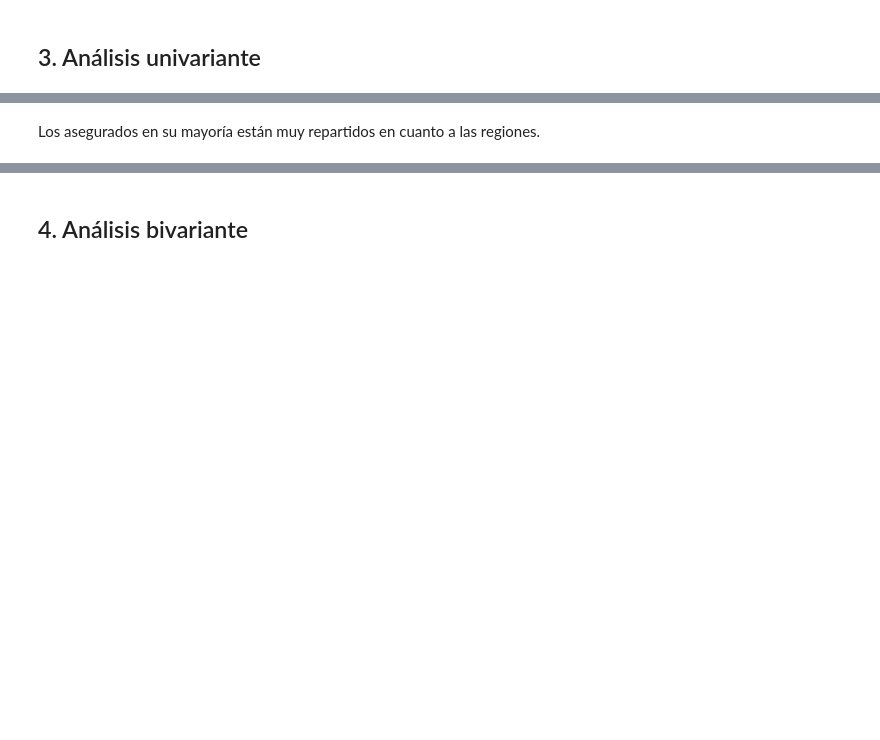
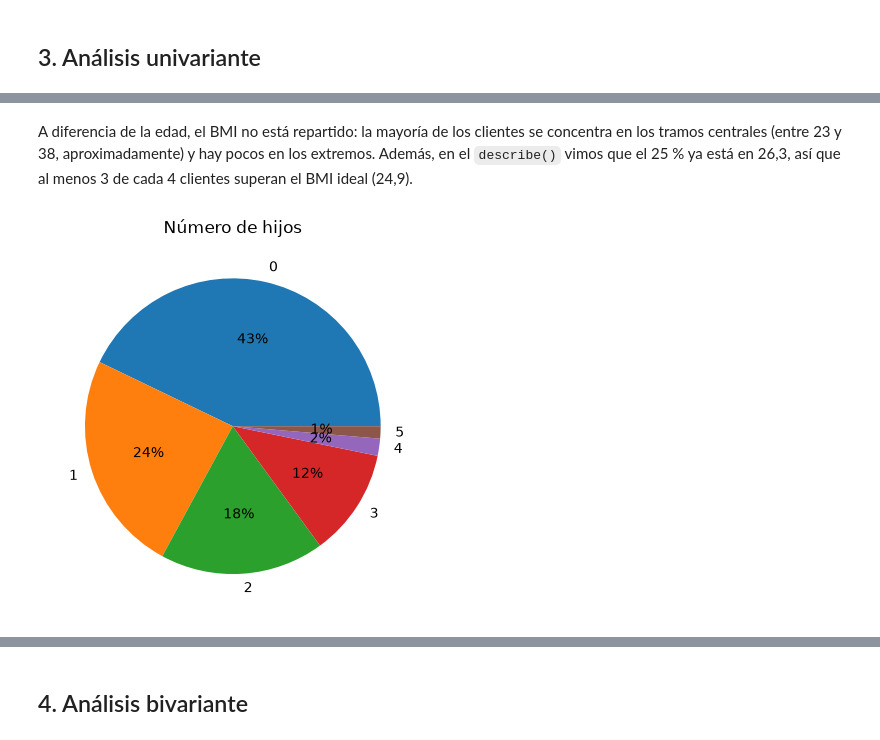
Before and after one commit to fernanditomartinez85/INSURANCE, a Jupyter notebook: Practica_final_pyspark_Fer_mez_FINAL.ipynb, the cells around one changed output, grey strips where cells are left out. Cells and saved outputs as stored; diff of their text form; code cells hidden in the pictures; blank space fills up the shorter version.

```diff
--- a/Practica_final_pyspark_Fer_mez_FINAL.ipynb
+++ b/Practica_final_pyspark_Fer_mez_FINAL.ipynb
@@ -157,2 +161,12 @@ The resulting Series will have a fixed name of 'count' from 4.0.0.
-# %% [markdown]
-Los asegurados en su mayoría están muy repartidos en cuanto a las regiones.
+# %% [markdown]
+A diferencia de la edad, el BMI no está repartido: la mayoría de los clientes se concentra en los tramos centrales (entre 23 y 38, aproximadamente) y hay pocos en los extremos. Además, en el `describe()` vimos que el 25 % ya está en 26,3, así que al menos 3 de cada 4 clientes superan el BMI ideal (24,9).
+# %%
+#Reparto de clientes por número de hijos
+hijos = df['children'].value_counts().to_pandas()
+
+hijos.plot(kind='pie', autopct='%1.0f%%')
+plt.ylabel('')
+plt.title('Número de hijos')
+plt.show()
+# %% [output]
+[figure, added]
```
Also changed, not shown: parts of 148 cells of this notebook, 1 other file.
